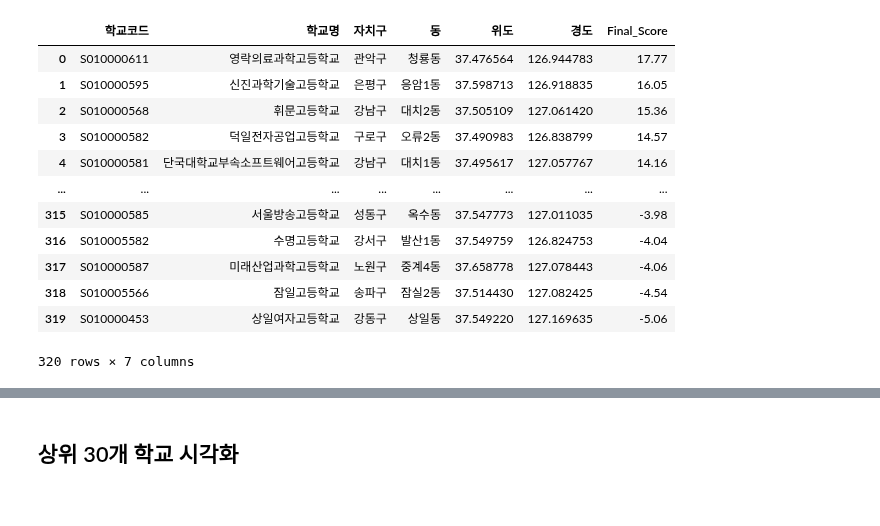
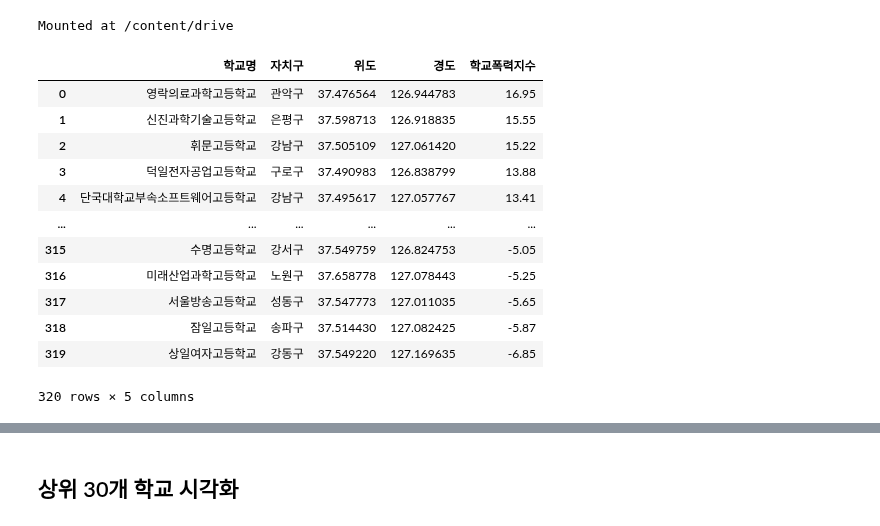
Before and after one commit to nam9296/School_CCTV_Bigdata, a Jupyter notebook: Clustering/3_Folium시각화/folium_school_top30.ipynb, the cells around one changed output, grey strips where cells are left out. Cells and saved outputs as stored; diff of their text form; code cells hidden in the pictures.

```diff
--- a/Clustering/3_Folium시각화/folium_school_top30.ipynb
+++ b/Clustering/3_Folium시각화/folium_school_top30.ipynb
@@ -1,23 +21,32 @@
+# %%
+path = '/content/drive/MyDrive/멀티캠퍼스/융합프로젝트/data/'
+# %%
+from google.colab import drive
+drive.mount('/content/drive')
+# %% [output]
+Mounted at /content/drive
 # %%
 import pandas as pd
 import folium
 import geopandas as gpd
+# %%
+df = pd.read_csv(path+'Violence_final_Score.csv')
+df = df[['학교명','자치구','위도','경도','학교폭력지수']]
 # %%
-df = pd.read_csv('Violence_final_Score.csv')
-df = df.sort_values(by = 'Final_Score', ascending=False).reset_index(drop=True)
+df = df.sort_values(by = '학교폭력지수', ascending=False).reset_index(drop=True)
 df
 # %% [output]
-|  | 학교코드 | 학교명 | 자치구 | 동 | 위도 | 경도 | Final_Score |
-| 0 | S010000611 | 영락의료과학고등학교 | 관악구 | 청룡동 | 37.476564 | 126.944783 | 17.77 |
-| 1 | S010000595 | 신진과학기술고등학교 | 은평구 | 응암1동 | 37.598713 | 126.918835 | 16.05 |
-| 2 | S010000568 | 휘문고등학교 | 강남구 | 대치2동 | 37.505109 | 127.061420 | 15.36 |
-| 3 | S010000582 | 덕일전자공업고등학교 | 구로구 | 오류2동 | 37.490983 | 126.838799 | 14.57 |
-| 4 | S010000581 | 단국대학교부속소프트웨어고등학교 | 강남구 | 대치1동 | 37.495617 | 127.057767 | 14.16 |
-| ... | ... | ... | ... | ... | ... | ... | ... |
-| 315 | S010000585 | 서울방송고등학교 | 성동구 | 옥수동 | 37.547773 | 127.011035 | -3.98 |
-| 316 | S010005582 | 수명고등학교 | 강서구 | 발산1동 | 37.549759 | 126.824753 | -4.04 |
-| 317 | S010000587 | 미래산업과학고등학교 | 노원구 | 중계4동 | 37.658778 | 127.078443 | -4.06 |
-| 318 | S010005566 | 잠일고등학교 | 송파구 | 잠실2동 | 37.514430 | 127.082425 | -4.54 |
-| 319 | S010000453 | 상일여자고등학교 | 강동구 | 상일동 | 37.549220 | 127.169635 | -5.06 |
+|  | 학교명 | 자치구 | 위도 | 경도 | 학교폭력지수 |
+| 0 | 영락의료과학고등학교 | 관악구 | 37.476564 | 126.944783 | 16.95 |
+| 1 | 신진과학기술고등학교 | 은평구 | 37.598713 | 126.918835 | 15.55 |
+| 2 | 휘문고등학교 | 강남구 | 37.505109 | 127.061420 | 15.22 |
+| 3 | 덕일전자공업고등학교 | 구로구 | 37.490983 | 126.838799 | 13.88 |
+| 4 | 단국대학교부속소프트웨어고등학교 | 강남구 | 37.495617 | 127.057767 | 13.41 |
+| ... | ... | ... | ... | ... | ... |
+| 315 | 수명고등학교 | 강서구 | 37.549759 | 126.824753 | -5.05 |
+| 316 | 미래산업과학고등학교 | 노원구 | 37.658778 | 127.078443 | -5.25 |
+| 317 | 서울방송고등학교 | 성동구 | 37.547773 | 127.011035 | -5.65 |
+| 318 | 잠일고등학교 | 송파구 | 37.514430 | 127.082425 | -5.87 |
+| 319 | 상일여자고등학교 | 강동구 | 37.549220 | 127.169635 | -6.85 |
-320 rows × 7 columns
+320 rows × 5 columns
 # %%
```
Also changed, not shown: parts of 10 cells of this notebook.
